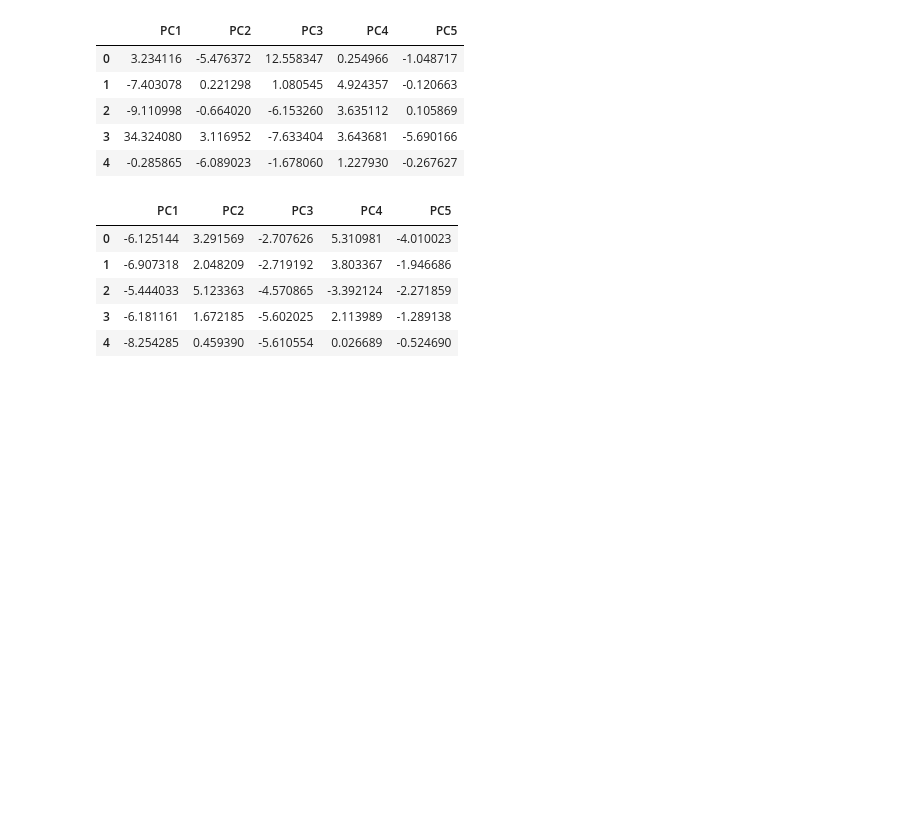
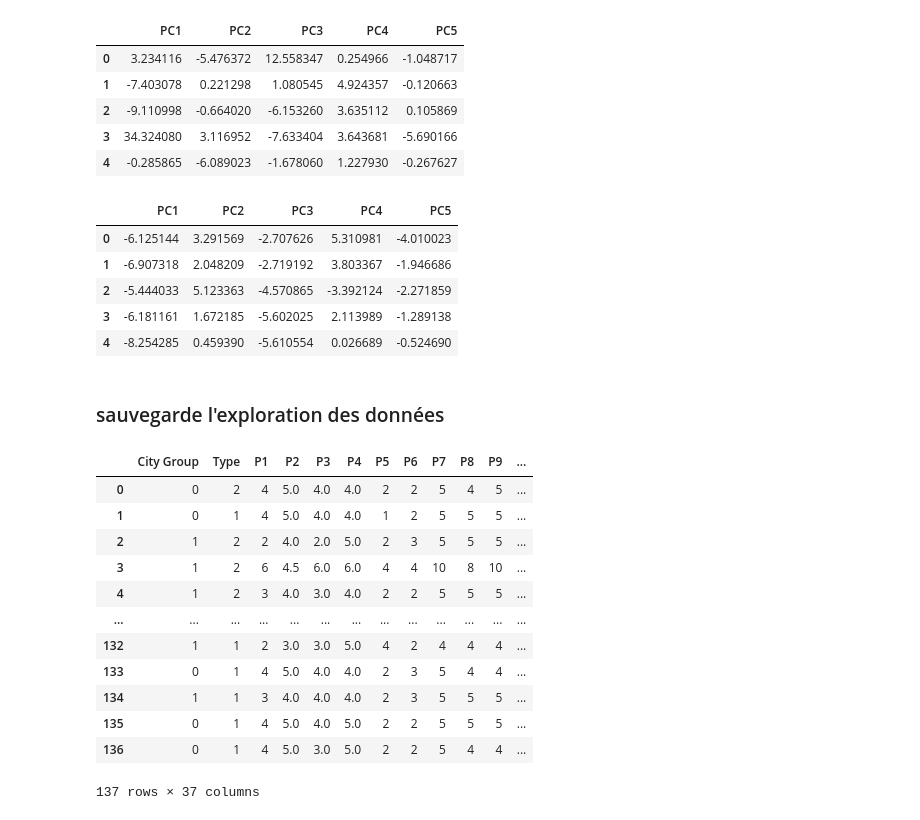
Before and after one commit to BlackRock2308/mlops-project-dic3, a Jupyter notebook: notebooks/restaurant_prediction_001.ipynb, the cells around one changed output. Drawn from its saved outputs; the diff is of its cells as text; code cells hidden in the pictures; blank space fills up the shorter version.

Commit message:
model training with the processed data

```diff
--- a/notebooks/restaurant_prediction_001.ipynb
+++ b/notebooks/restaurant_prediction_001.ipynb
@@ -823,8 +868,8 @@ La plupart des caractéristiques numériques entre P1 et P37 sont fortement corr
 # %% [markdown]
 Dans cette partie, nous allons supprimer les variables quantitatives qui sont correlees avec la variable cible et qui ont de fortes correlations avec d'autres variables quantitatives
 # %%
-num_fea = data_train.drop(['City Group','Type'],axis=1)
-corr = data_train.corr()
+num_fea = data_train.drop(['City Group','Type',  'City'],axis=1)
+corr = num_fea.corr()
 # %%
 upper_tri = corr.where(np.triu(np.ones(corr.shape),k=1).astype(bool))
 corr_col = [column for column in upper_tri.columns if any(upper_tri[column] > 0.8)]
@@ -933,3 +976,22 @@ pca_test_df.head()
 | 2 | -5.444033 | 5.123363 | -4.570865 | -3.392124 | -2.271859 |
 | 3 | -6.181161 | 1.672185 | -5.602025 | 2.113989 | -1.289138 |
 | 4 | -8.254285 | 0.459390 | -5.610554 | 0.026689 | -0.524690 |
+# %% [markdown]
+### sauvegarde l'exploration des données
+# %%
+train_output = pd.concat([X_train, data_train['revenue']], axis=1)
+train_output
+# %% [output]
+|  | City Group | Type | P1 | P2 | P3 | P4 | P5 | P6 | P7 | P8 | P9 | ... |
+| 0 | 0 | 2 | 4 | 5.0 | 4.0 | 4.0 | 2 | 2 | 5 | 4 | 5 | ... |
+| 1 | 0 | 1 | 4 | 5.0 | 4.0 | 4.0 | 1 | 2 | 5 | 5 | 5 | ... |
+| 2 | 1 | 2 | 2 | 4.0 | 2.0 | 5.0 | 2 | 3 | 5 | 5 | 5 | ... |
+| 3 | 1 | 2 | 6 | 4.5 | 6.0 | 6.0 | 4 | 4 | 10 | 8 | 10 | ... |
+| 4 | 1 | 2 | 3 | 4.0 | 3.0 | 4.0 | 2 | 2 | 5 | 5 | 5 | ... |
+| ... | ... | ... | ... | ... | ... | ... | ... | ... | ... | ... | ... | ... |
+| 132 | 1 | 1 | 2 | 3.0 | 3.0 | 5.0 | 4 | 2 | 4 | 4 | 4 | ... |
+| 133 | 0 | 1 | 4 | 5.0 | 4.0 | 4.0 | 2 | 3 | 5 | 4 | 4 | ... |
+| 134 | 1 | 1 | 3 | 4.0 | 4.0 | 4.0 | 2 | 3 | 5 | 5 | 5 | ... |
+| 135 | 0 | 1 | 4 | 5.0 | 4.0 | 5.0 | 2 | 2 | 5 | 5 | 5 | ... |
+| 136 | 0 | 1 | 4 | 5.0 | 3.0 | 5.0 | 2 | 2 | 5 | 4 | 4 | ... |
+137 rows × 37 columns
```
Also changed, not shown: parts of 13 cells of this notebook, 6 other files.
